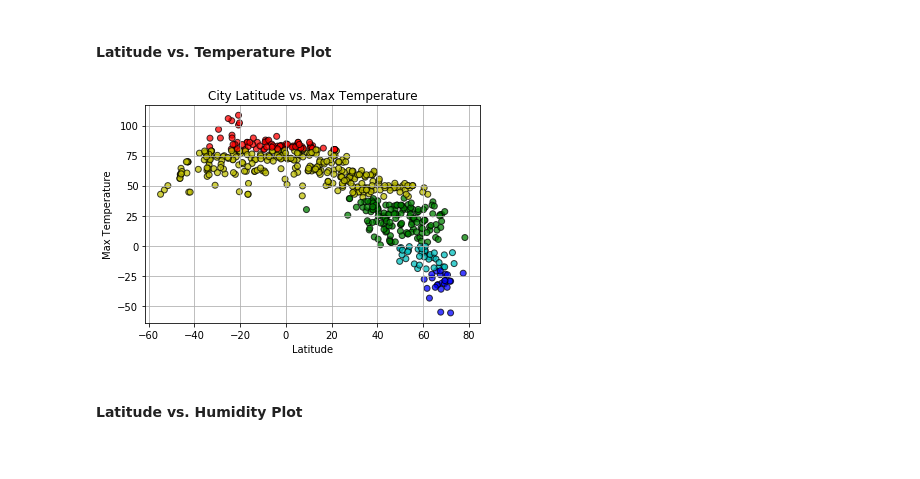
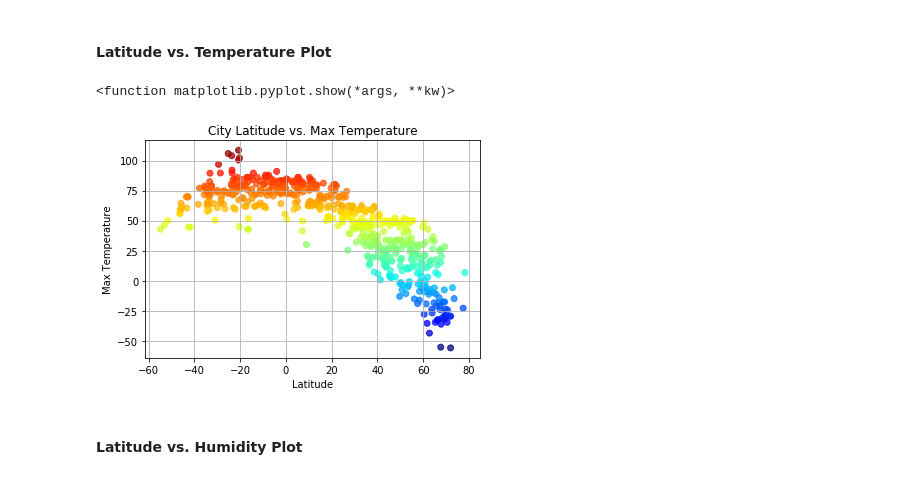
Before and after one commit to emilyrush/weather_api, a Jupyter notebook: starter_code/erushWeatherPy.ipynb, the cells around one changed output. Saved outputs shown, nothing was run; the diff lists cells and outputs as text; code cells hidden in the pictures.

```diff
--- a/starter_code/erushWeatherPy.ipynb
+++ b/starter_code/erushWeatherPy.ipynb
@@ -177,24 +186,17 @@ dtype: int64
 * Save the plotted figures as .pngs.
 # %% [markdown]
 #### Latitude vs. Temperature Plot
-# %%
-bins = [-60, -20, 0, 40, 80, 120]
-group_names = ['coldest', 'cold', 'middle', 'warm', 'warmest']
-cities_df['Temp Group'] = pd.cut(cities_df['Max Temp'], bins, labels=group_names)
-colors[cities_df["Temp Group"] == 'coldest'] = 'b'
-colors[cities_df["Temp Group"] == 'cold'] = 'c'
-colors[cities_df["Temp Group"] == 'middle'] = 'g'
-colors[cities_df["Temp Group"] == 'warm'] = 'y'
-colors[cities_df["Temp Group"] == 'warmest'] = 'r'
-
-
-plt.scatter(lat, max_temp, marker="o", c=colors, edgecolors="black", alpha=0.75)
-plt.xlabel("Latitude")
-plt.ylabel("Max Temperature")
-plt.title("City Latitude vs. Max Temperature")
-plt.grid(True)
-# %% [output]
-[figure, removed]
+# %%
+plt.scatter(lat, max_temp, marker="o", c=max_temp, cmap="jet", alpha=0.75)
+
+plt.xlabel("Latitude")
+plt.ylabel("Max Temperature")
+plt.title("City Latitude vs. Max Temperature")
+plt.grid(True)
+plt.show
+# %% [output]
+<function matplotlib.pyplot.show(*args, **kw)>
+[figure, added]
 # %% [markdown]
 #### Latitude vs. Humidity Plot
 # %%
```
Also changed, not shown: parts of 12 cells of this notebook, 2 other files.
